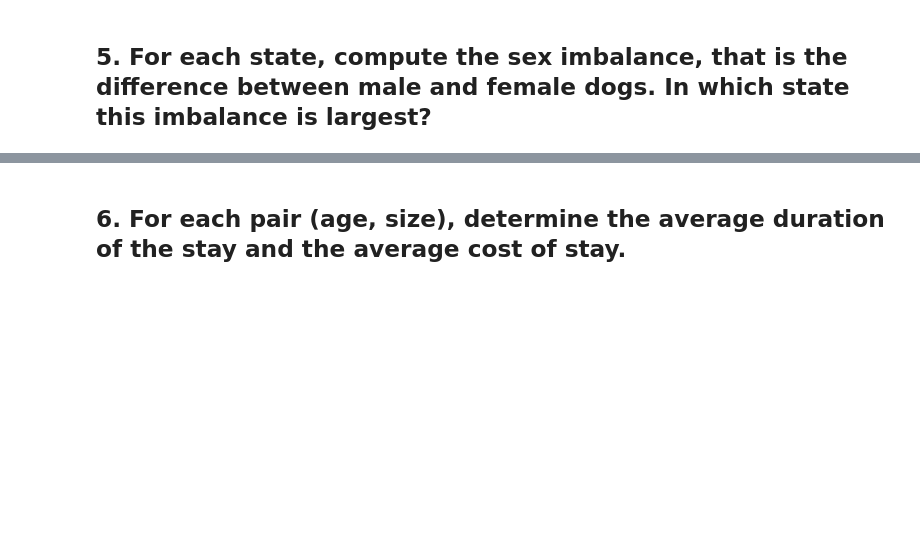
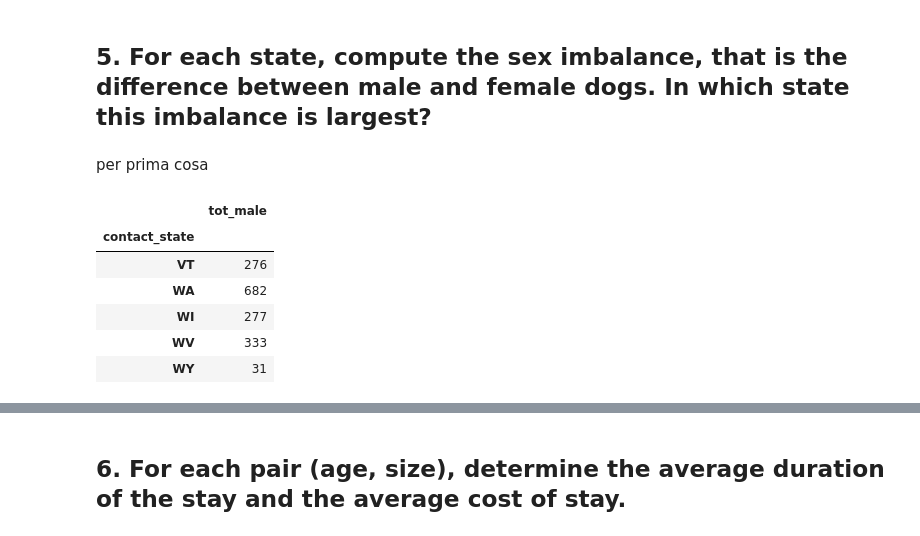
Before and after one commit to mat1218B/ProjectOfComputerScience, a Jupyter notebook: Project-CS_2022.ipynb, the cells around one changed output, grey strips where cells are left out. Cells and saved outputs as stored; diff of their text form; code cells hidden in the pictures; blank space fills up the shorter version.

```diff
--- a/Project-CS_2022.ipynb
+++ b/Project-CS_2022.ipynb
@@ -187,3 +187,17 @@ As we can see, there are many 'inf' values. It is correct because for that breed
 ## 4. For each (primary) breed, determine the earliest and the latest posted timestamp.
 # %% [markdown]
 ## 5. For each state, compute the sex imbalance, that is the difference between male and female dogs. In which state this imbalance is largest?
+# %% [markdown]
+per prima cosa
+# %%
+dog_male=dogs[dogs['sex']=='Male']
+dog_male=dog_male.groupby(['contact_state'])[['sex']].count()
+dog_male.rename( columns = {'sex':'tot_male'}).tail()
+# %% [output]
+|  | tot_male |
+| contact_state |  |
+| VT | 276 |
+| WA | 682 |
+| WI | 277 |
+| WV | 333 |
+| WY | 31 |
```
Also changed, not shown: parts of 4 cells of this notebook.
